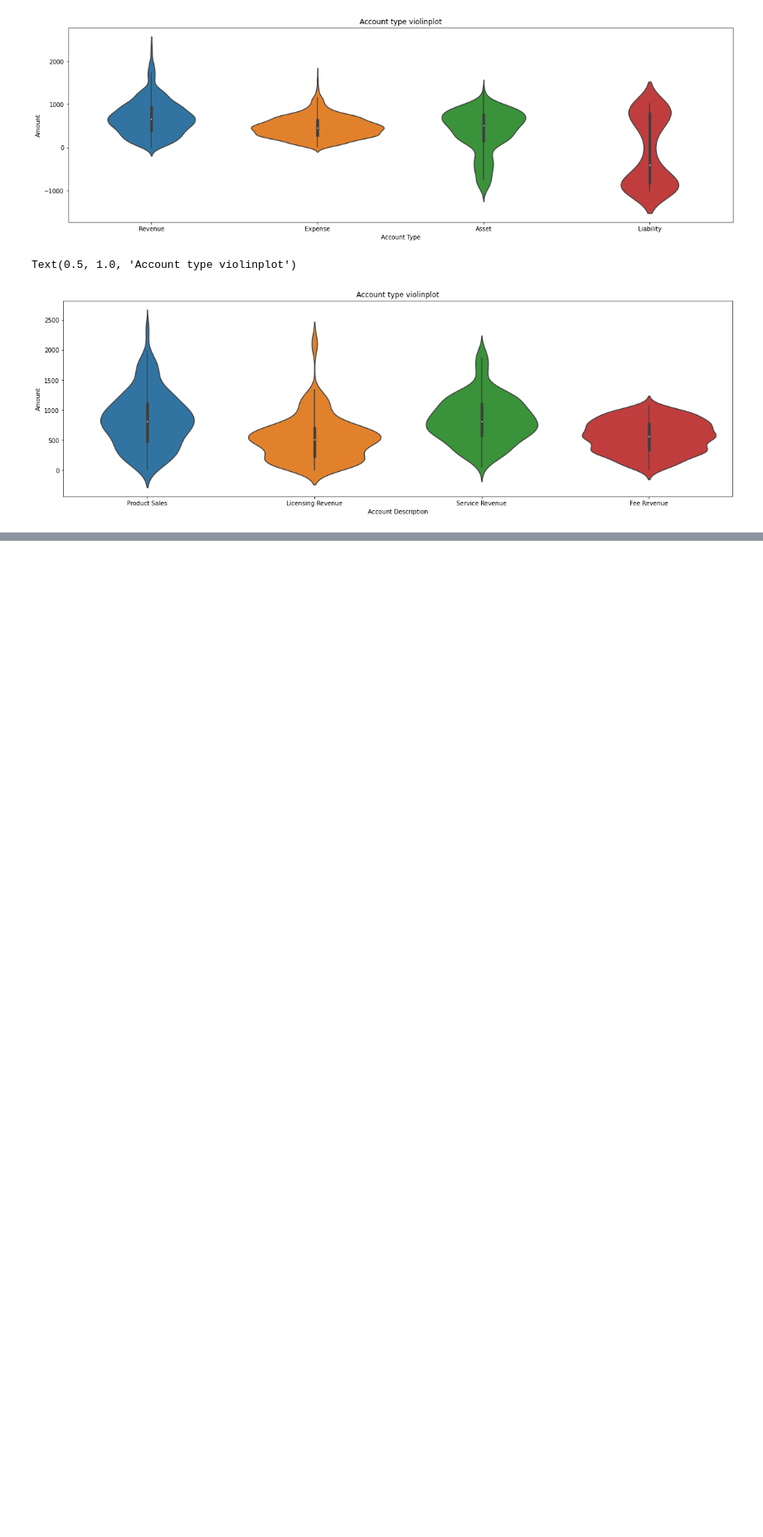
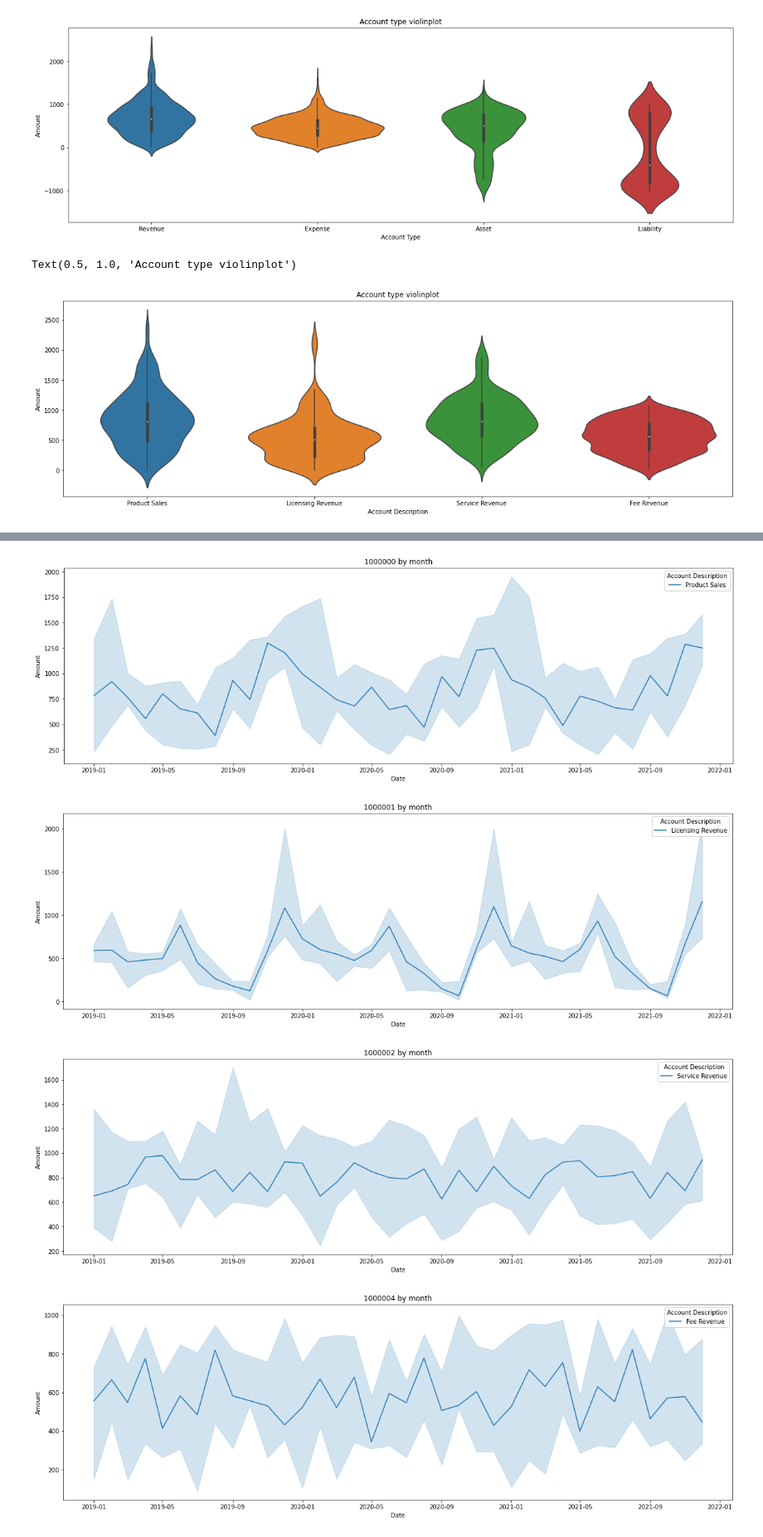
Before and after one commit to ishan05sharma/practice, a Jupyter notebook: (EDA)Prediction_Project_using_regression_model.ipynb, the cells around one changed output, grey strips where cells are left out. Shown at 83% size. Saved outputs shown, nothing was run; the diff lists cells and outputs as text; code cells hidden in the pictures; blank space fills up the shorter version.

```diff
--- a/(EDA)Prediction_Project_using_regression_model.ipynb
+++ b/(EDA)Prediction_Project_using_regression_model.ipynb
@@ -102,0 +254,10 @@ Text(0.5, 1.0, 'Account type violinplot')
+# %%
+for account in df['Account'].unique():
+  plt.figure(figsize = (20,6))
+  sns.lineplot(x = 'Date', y = 'Amount',hue = 'Account Description', estimator = np.median, data = df[df['Account']==account]).set_title('{} by month'.format(account))
+  plt.show()
+# %% [output]
+[figure, added]
+[figure, added]
+[figure, added]
+[figure, added]
```
Also changed, not shown: parts of 55 cells of this notebook.
